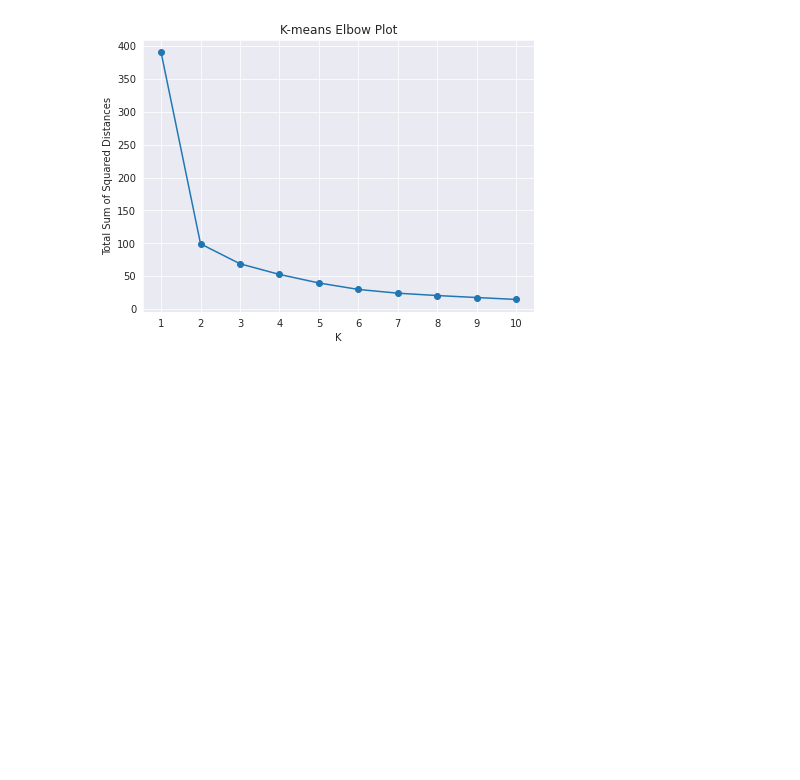
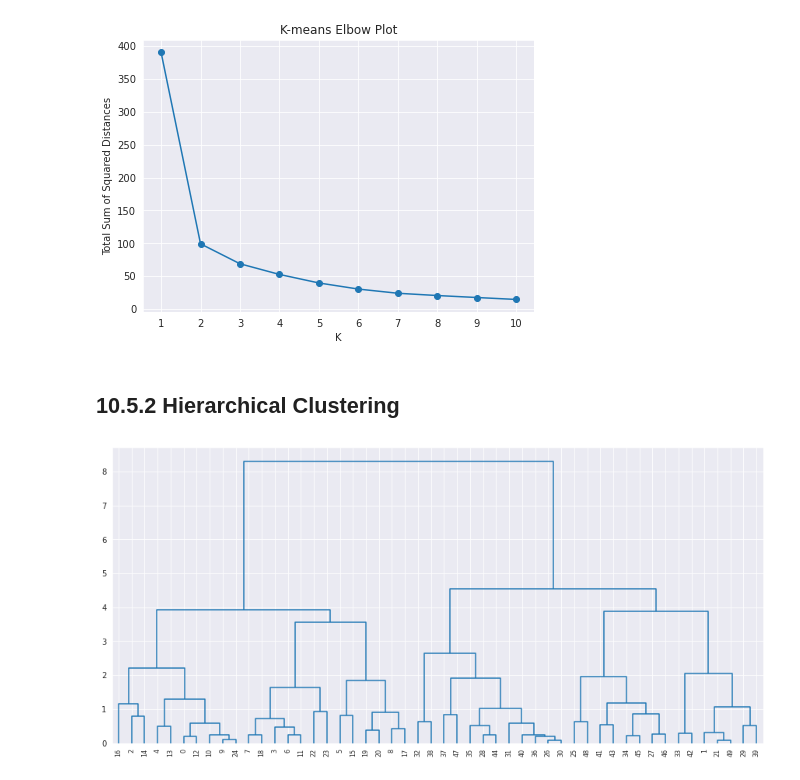
Before and after one commit to JESurzyn/intro_stat_learning_Python, a Jupyter notebook: Chapter10_Lab.ipynb, the cells around one changed output. Drawn from its saved outputs; the diff is of its cells as text; code cells hidden in the pictures; blank space fills up the shorter version.

Commit message:
adding lab on Hierarchical clusteringg

```diff
--- a/Chapter10_Lab.ipynb
+++ b/Chapter10_Lab.ipynb
@@ -353,3 +353,5 @@ elbowPlot(X,10,20)
 elbowPlot(X,10,50)
 # %% [output]
 [figure]
+# %% [markdown]
+## 10.5.2 Hierarchical Clustering
@@ -355,0 +361,8 @@ elbowPlot(X,10,50)
+# %%
+#complete linkage
+plt.figure(figsize=(15,7))
+compHierarchy = hierarchy.complete(X)
+hierarchy.dendrogram(compHierarchy, color_threshold=0)
+plt.show()
+# %% [output]
+[figure, added]
```
Also changed, not shown: parts of 15 cells of this notebook.
